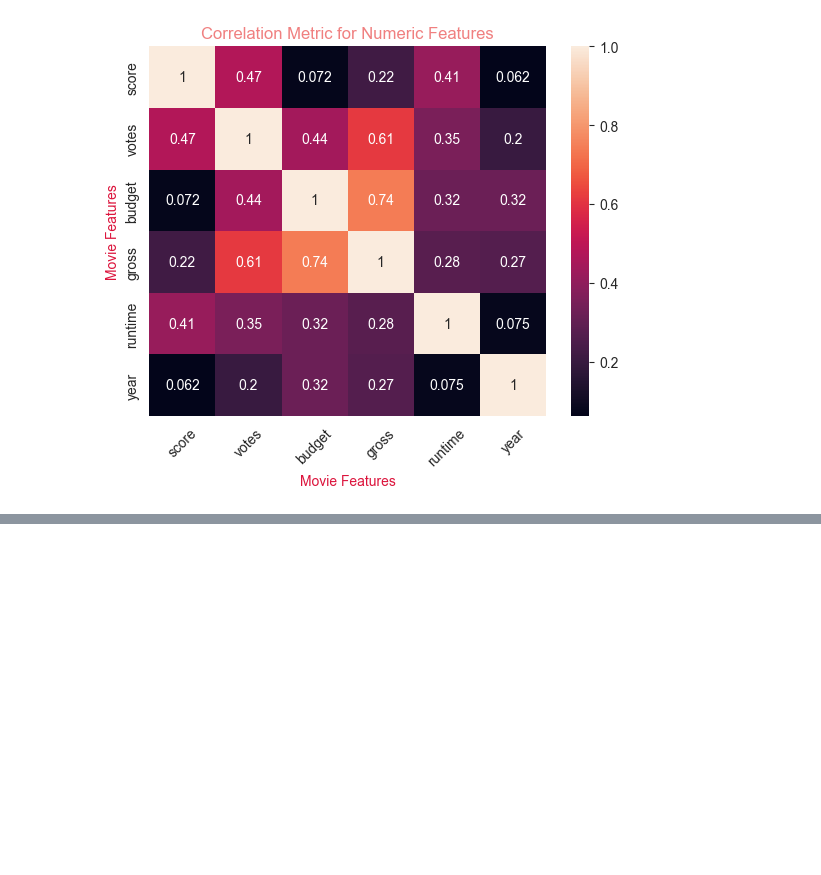
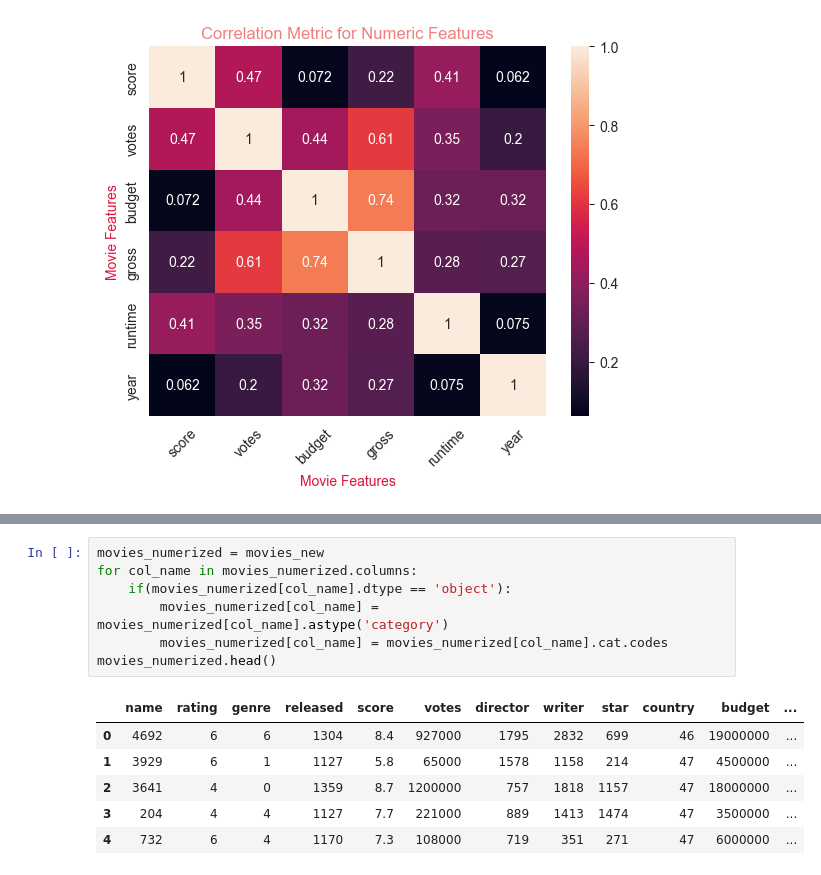
Before and after one commit to ishtiakrongon/PythonProject1-Correlation_in_Python, a Jupyter notebook: correlation_in_python.ipynb, the cells around one changed output, grey strips where cells are left out. Cells and saved outputs as stored; diff of their text form; blank space fills up the shorter version.

```diff
--- a/correlation_in_python.ipynb
+++ b/correlation_in_python.ipynb
@@ -245,0 +280,14 @@ plt.show()
+# %%
+movies_numerized = movies_new
+for col_name in movies_numerized.columns:
+    if(movies_numerized[col_name].dtype == 'object'):
+        movies_numerized[col_name] = movies_numerized[col_name].astype('category')
+        movies_numerized[col_name] = movies_numerized[col_name].cat.codes
+movies_numerized.head()
+# %% [output]
+|  | name | rating | genre | released | score | votes | director | writer | star | country | budget | ... |
+| 0 | 4692 | 6 | 6 | 1304 | 8.4 | 927000 | 1795 | 2832 | 699 | 46 | 19000000 | ... |
+| 1 | 3929 | 6 | 1 | 1127 | 5.8 | 65000 | 1578 | 1158 | 214 | 47 | 4500000 | ... |
+| 2 | 3641 | 4 | 0 | 1359 | 8.7 | 1200000 | 757 | 1818 | 1157 | 47 | 18000000 | ... |
+| 3 | 204 | 4 | 4 | 1127 | 7.7 | 221000 | 889 | 1413 | 1474 | 47 | 3500000 | ... |
+| 4 | 732 | 6 | 4 | 1170 | 7.3 | 108000 | 719 | 351 | 271 | 47 | 6000000 | ... |
```
Also changed, not shown: parts of 10 cells of this notebook.
